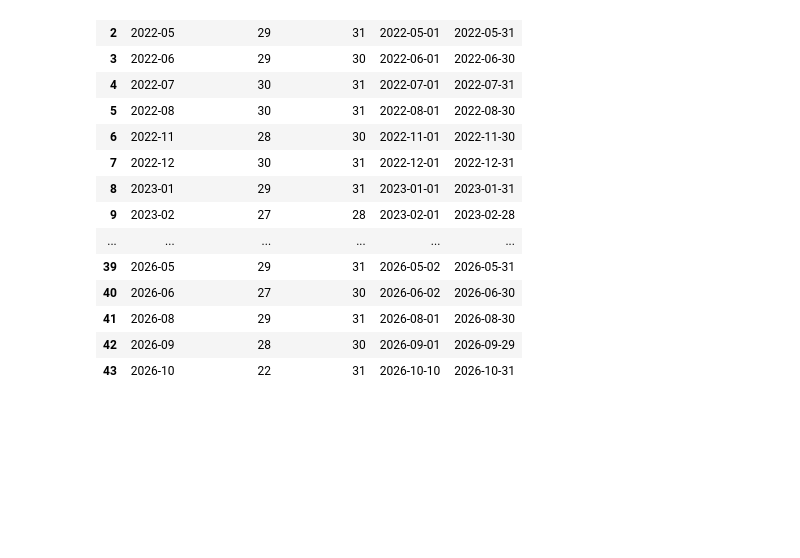
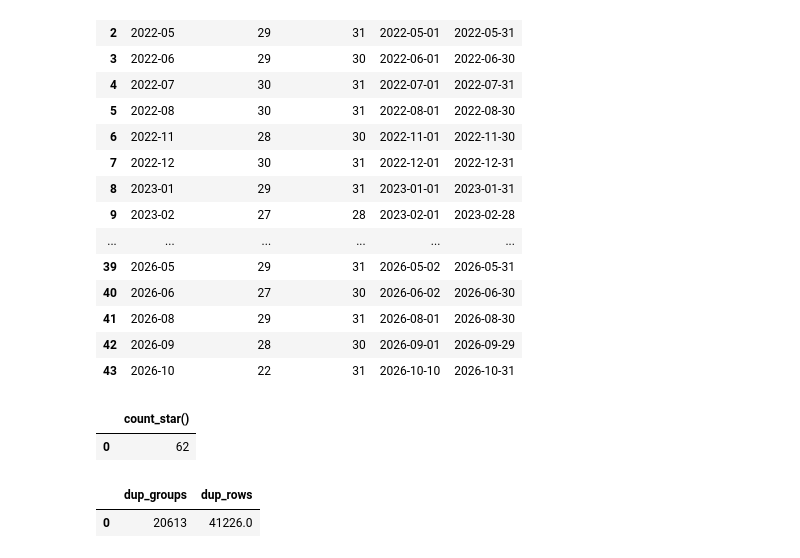
Before and after one commit to mhdkerol/my-cost-of-living, a Jupyter notebook: ingestion/ingestion_working.ipynb, the cells around one changed output. Saved outputs shown, nothing was run; the diff lists cells and outputs as text; code cells hidden in the pictures; blank space fills up the shorter version.

```diff
--- a/ingestion/ingestion_working.ipynb
+++ b/ingestion/ingestion_working.ipynb
@@ -276,3 +276,20 @@ order by 1
 | 41 | 2026-08 | 29 | 31 | 2026-08-01 | 2026-08-30 |
 | 42 | 2026-09 | 28 | 30 | 2026-09-01 | 2026-09-29 |
 | 43 | 2026-10 | 22 | 31 | 2026-10-10 | 2026-10-31 |
+# %%
+peek("select count(*) from information_schema.tables where table_schema = 'raw'")
+# %% [output]
+|  | count_star() |
+| 0 | 62 |
+# %%
+peek("""
+select count(*) as dup_groups, sum(n) as dup_rows from (
+    select price_date, premise_code, item_code, count(*) as n
+    from main.stg_pricecatcher
+    group by 1, 2, 3
+    having count(*) > 1
+)
+""")
+# %% [output]
+|  | dup_groups | dup_rows |
+| 0 | 20613 | 41226.0 |
```
Also changed, not shown: parts of 2 cells of this notebook.
